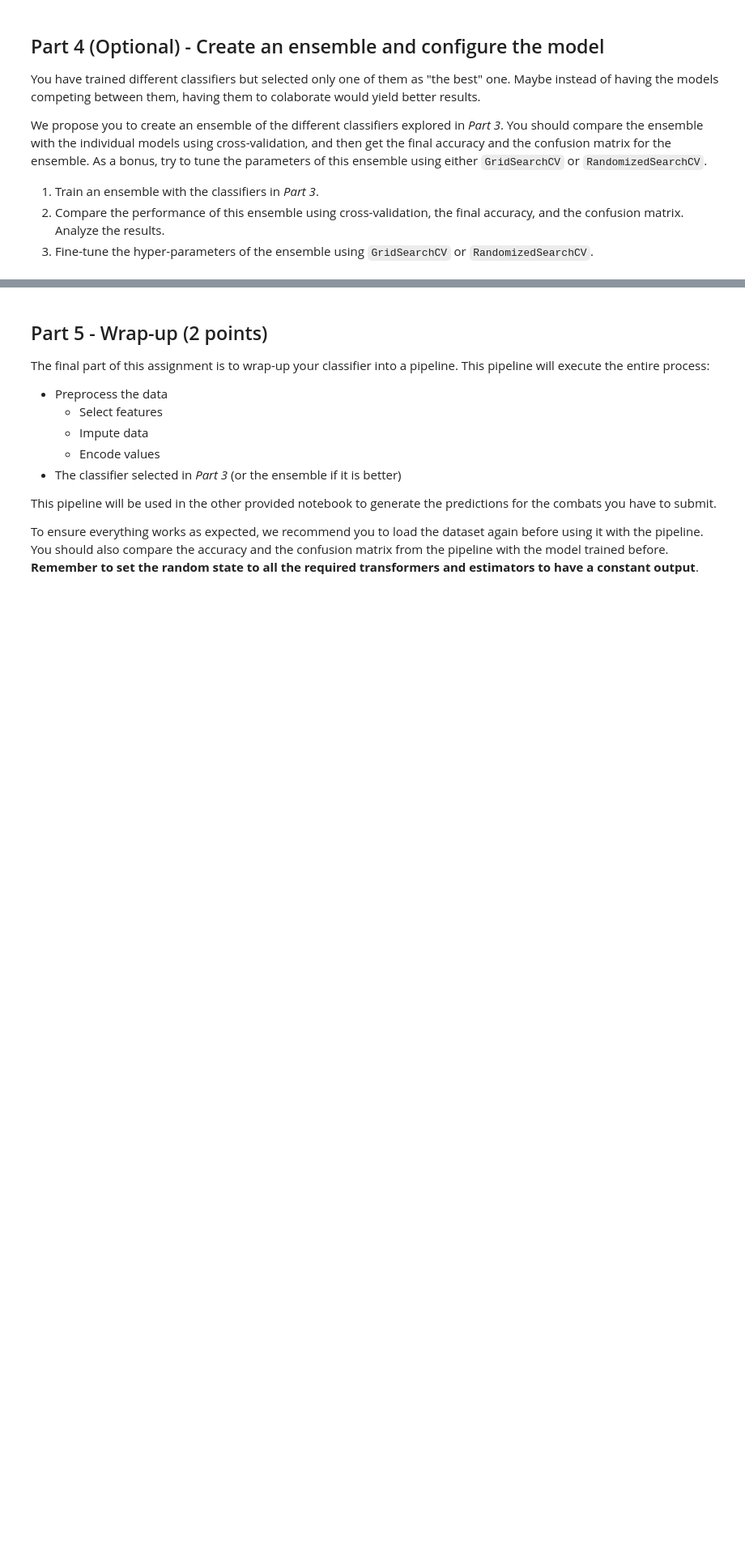
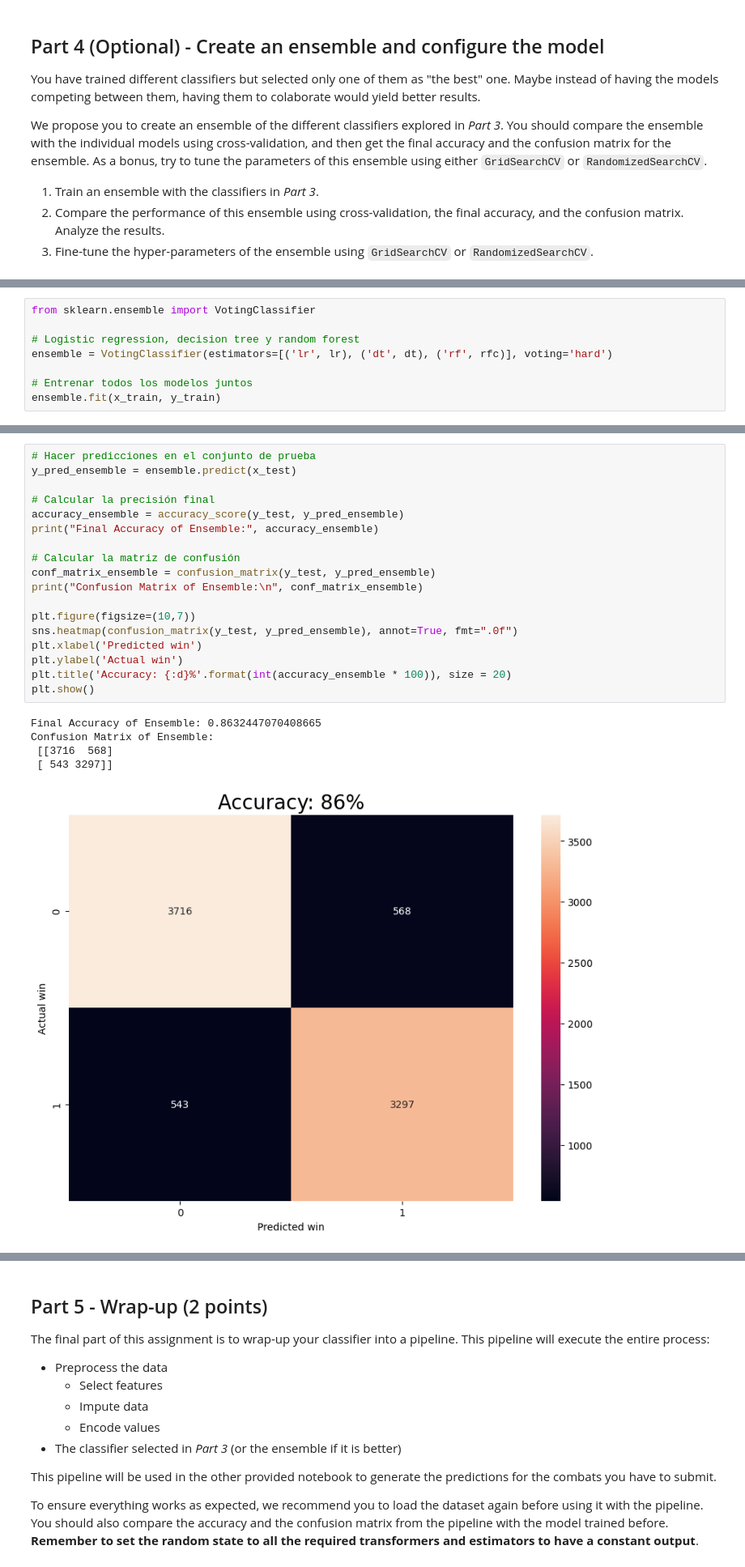
Before and after one commit to RubenMartinezSiso/PokemonBattleSimulator, a Jupyter notebook: pokemon_basic-ml.ipynb, the cells around one changed output, grey strips where cells are left out. Shown at 81% size. Cells and saved outputs as stored; diff of their text form; blank space fills up the shorter version.

```diff
--- a/pokemon_basic-ml.ipynb
+++ b/pokemon_basic-ml.ipynb
@@ -1014,0 +1054,8 @@ As a bonus, try to tune the parameters of this ensemble using either `GridSearch
+# %%
+from sklearn.ensemble import VotingClassifier
+
+# Logistic regression, decision tree y random forest
+ensemble = VotingClassifier(estimators=[('lr', lr), ('dt', dt), ('rf', rfc)], voting='hard')
+
+# Entrenar todos los modelos juntos
+ensemble.fit(x_train, y_train)
@@ -1014,0 +1103,24 @@ As a bonus, try to tune the parameters of this ensemble using either `GridSearch
+# %%
+# Hacer predicciones en el conjunto de prueba
+y_pred_ensemble = ensemble.predict(x_test)
+
+# Calcular la precisión final
+accuracy_ensemble = accuracy_score(y_test, y_pred_ensemble)
+print("Final Accuracy of Ensemble:", accuracy_ensemble)
+
+# Calcular la matriz de confusión
+conf_matrix_ensemble = confusion_matrix(y_test, y_pred_ensemble)
+print("Confusion Matrix of Ensemble:\n", conf_matrix_ensemble)
+
+plt.figure(figsize=(10,7))
+sns.heatmap(confusion_matrix(y_test, y_pred_ensemble), annot=True, fmt=".0f")
+plt.xlabel('Predicted win')
+plt.ylabel('Actual win')
+plt.title('Accuracy: {:d}%'.format(int(accuracy_ensemble * 100)), size = 20)
+plt.show()
+# %% [output]
+Final Accuracy of Ensemble: 0.8632447070408665
+Confusion Matrix of Ensemble:
+ [[3716  568]
+ [ 543 3297]]
+[figure, added]
```
Also changed, not shown: parts of 22 cells of this notebook, 3 other files.
